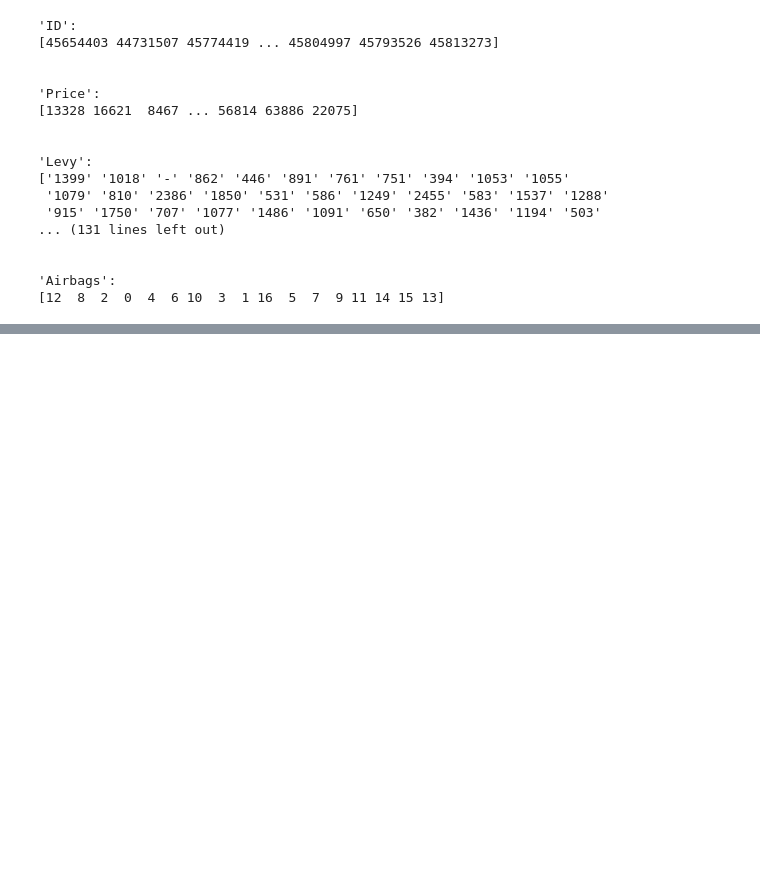
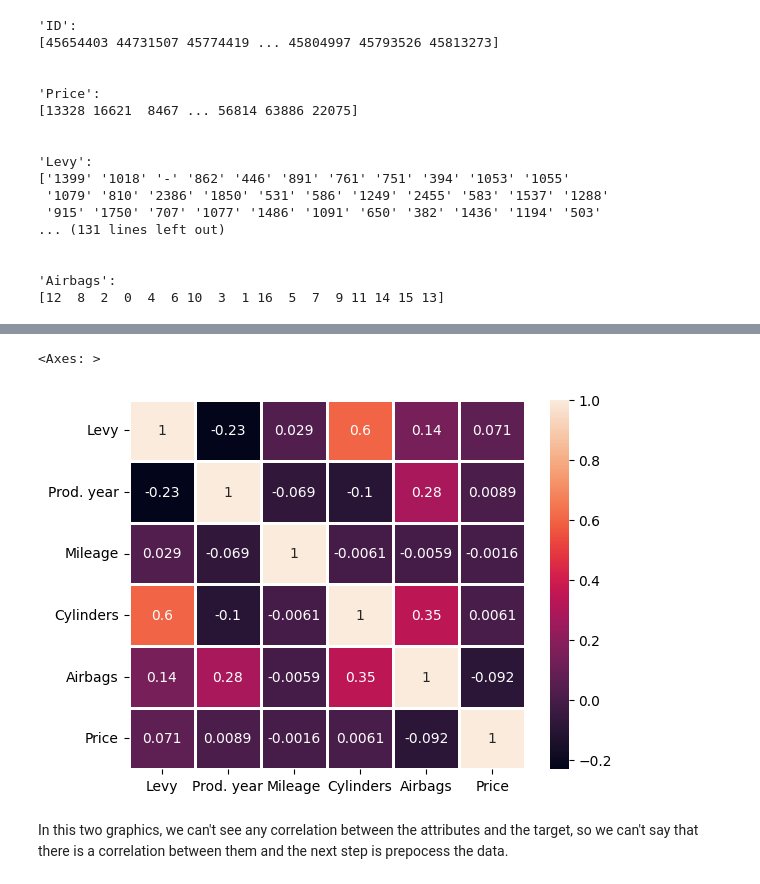
Before and after one commit to luismz14/Kaggle, a Jupyter notebook: kaggle.ipynb, the cells around one changed output, grey strips where cells are left out. Drawn from its saved outputs; the diff is of its cells as text; code cells hidden in the pictures; blank space fills up the shorter version.

```diff
--- a/kaggle.ipynb
+++ b/kaggle.ipynb
@@ -177,0 +206,7 @@ dtype: float64
+# %%
+sns.heatmap(train.corr(numeric_only=True),annot=True,linewidths=2)
+# %% [output]
+<Axes: >
+[figure, added]
+# %% [markdown]
+In this two graphics, we can't see any correlation between the attributes and the target, so we can't say that there is a correlation between them and the next step is prepocess the data.
```
Also changed, not shown: parts of 22 cells of this notebook.
